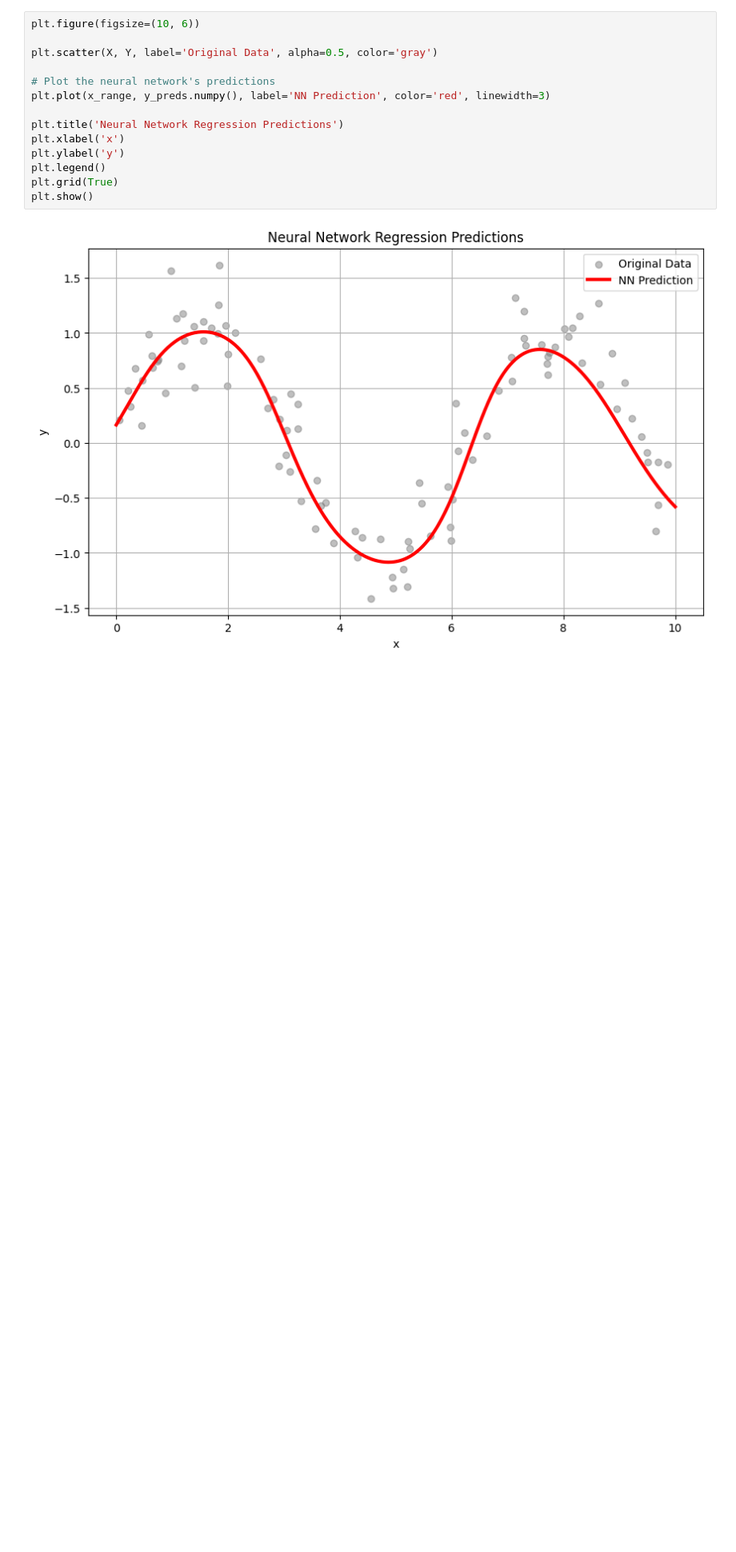
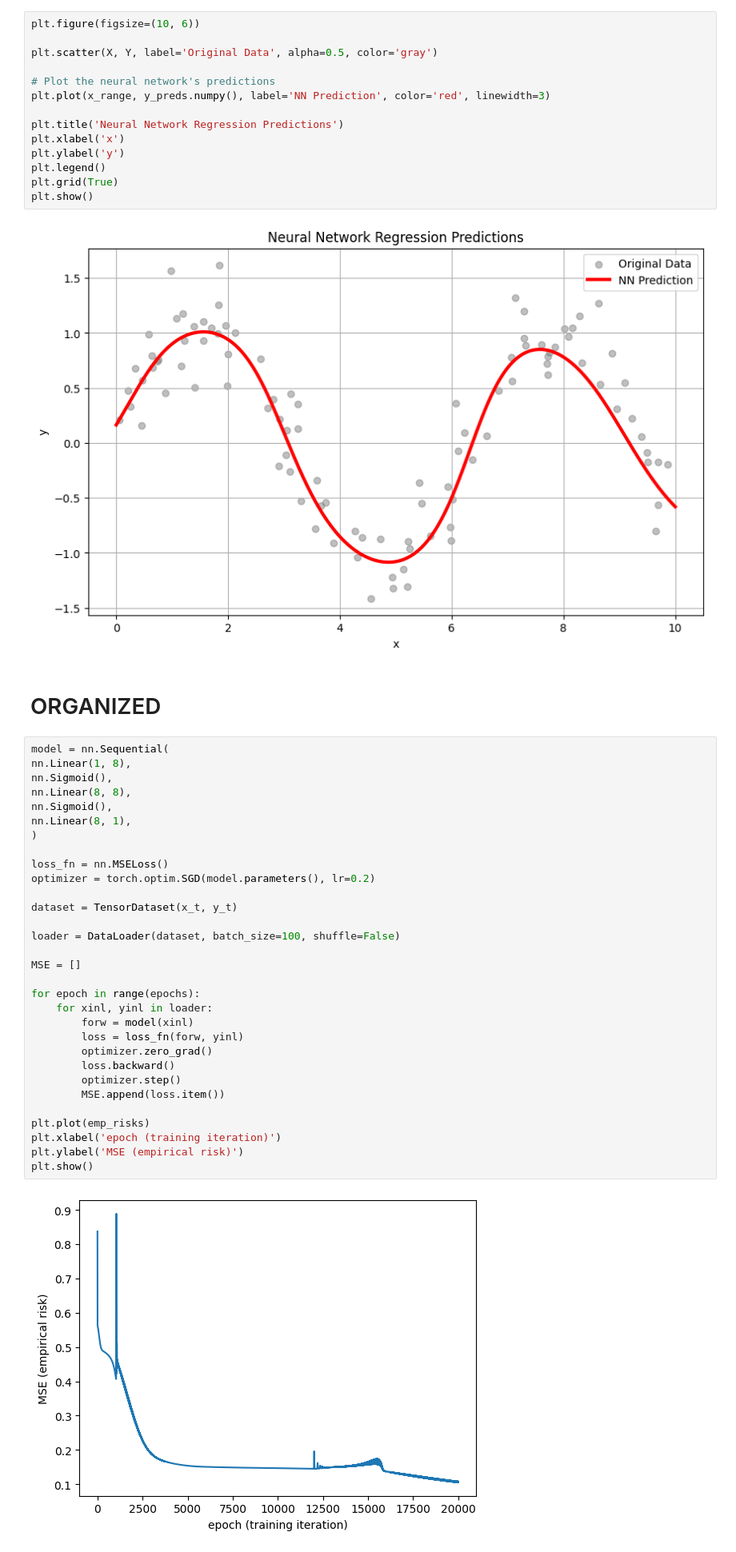
Before and after one commit to Ricki-C/DSC140B-CODING-HW, a Jupyter notebook: HW07.ipynb, the cells around one changed output. Shown at 80% size. Drawn from its saved outputs; the diff is of its cells as text; blank space fills up the shorter version.

```diff
--- a/HW07.ipynb
+++ b/HW07.ipynb
@@ -111,3 +111,38 @@ plt.grid(True)
 plt.show()
 # %% [output]
 [figure]
+# %% [markdown]
+# ORGANIZED
+# %%
+model = nn.Sequential(
+nn.Linear(1, 8),
+nn.Sigmoid(),
+nn.Linear(8, 8),
+nn.Sigmoid(),
+nn.Linear(8, 1),
+)
+
+loss_fn = nn.MSELoss()
+optimizer = torch.optim.SGD(model.parameters(), lr=0.2)
+
+dataset = TensorDataset(x_t, y_t)
+
+loader = DataLoader(dataset, batch_size=100, shuffle=False)
+
+MSE = []
+
+for epoch in range(epochs):
+    for xinl, yinl in loader:
+        forw = model(xinl)
+        loss = loss_fn(forw, yinl)
+        optimizer.zero_grad()
+        loss.backward()
+        optimizer.step()
+        MSE.append(loss.item())
+
+plt.plot(emp_risks)
+plt.xlabel('epoch (training iteration)')
+plt.ylabel('MSE (empirical risk)')
+plt.show()
+# %% [output]
+[figure, added]
```
Also changed, not shown: parts of 1 cell of this notebook.
